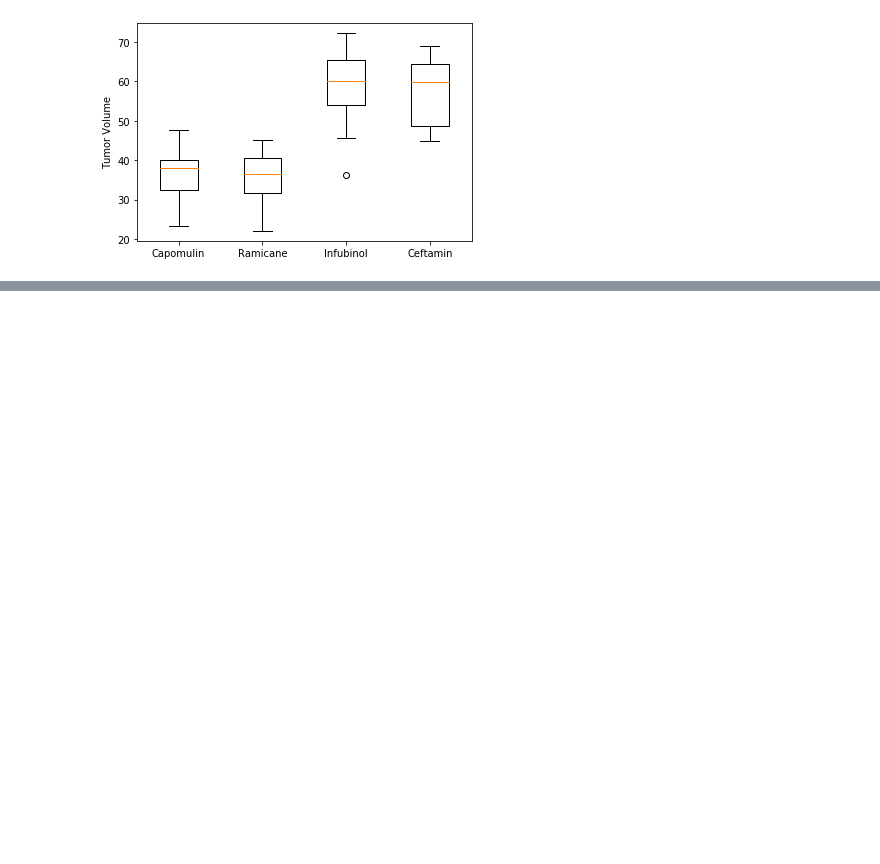
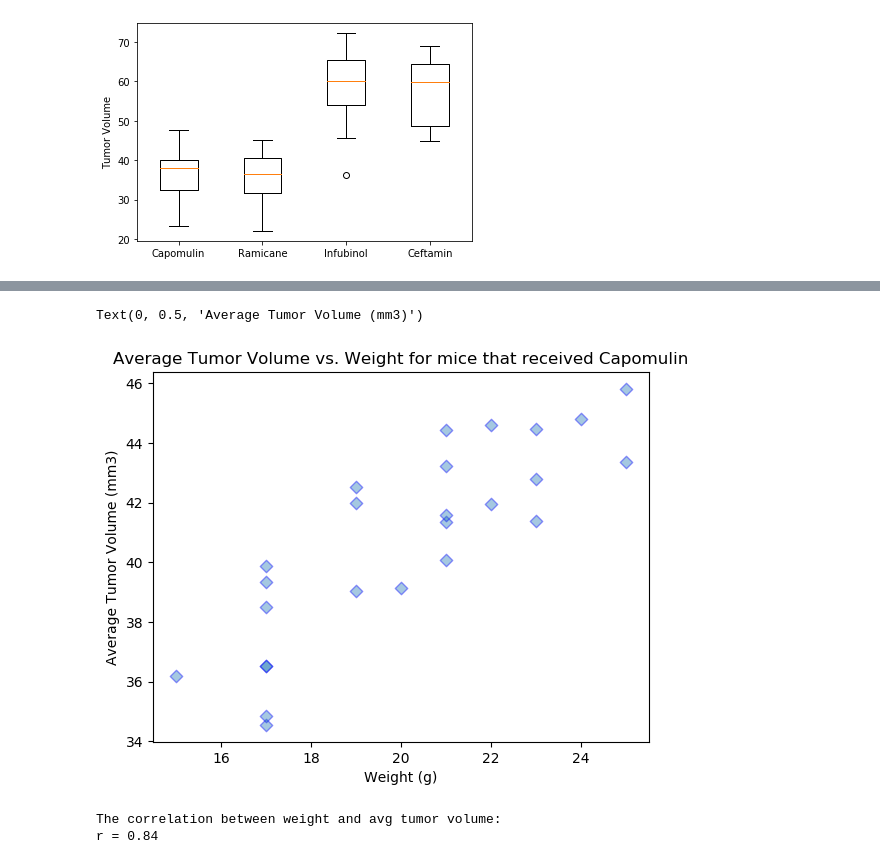
Before and after one commit to tylerhill122/matplotlib-challenge, a Jupyter notebook: Pymaceuticals.ipynb, the cells around one changed output, grey strips where cells are left out. Saved outputs shown, nothing was run; the diff lists cells and outputs as text; code cells hidden in the pictures; blank space fills up the shorter version.

Commit message:
linear regression

```diff
--- a/Pymaceuticals.ipynb
+++ b/Pymaceuticals.ipynb
@@ -352,0 +322,30 @@ Text(0, 0.5, 'Tumor Volume')
+# %%
+# Generate a scatter plot of average tumor volume vs. mouse weight for the Capomulin regimen
+avg_tv = []
+weight = []
+for mouse in capo_mice:
+    capo_m = capo.loc[capo["Mouse ID"] == mouse]
+    tumorvol = capo_m["Tumor Volume (mm3)"].mean()
+    avg_tv.append(tumorvol)
+    g = capo_m["Weight (g)"].mean()
+    weight.append(g)
+# plot
+plt.scatter(
+    weight,avg_tv,s=40,marker="D",alpha=0.4,linewidths=1,edgecolors="b",
+)
+plt.title("Average Tumor Volume vs. Weight for mice that received Capomulin")
+plt.xlabel("Weight (g)")
+plt.ylabel("Average Tumor Volume (mm3)")
+# %% [output]
+Text(0, 0.5, 'Average Tumor Volume (mm3)')
+[figure, added]
+# %%
+# Calculate the correlation coefficient and linear regression model
+# for mouse weight and average tumor volume for the Capomulin regimen
+
+correlation = st.pearsonr(weight, avg_tv)
+print(f'The correlation between weight and avg tumor volume:')
+print(f'r = {round(correlation[0],2)}')
+# %% [output]
+The correlation between weight and avg tumor volume:
+r = 0.84
```
Also changed, not shown: parts of 6 cells of this notebook.
